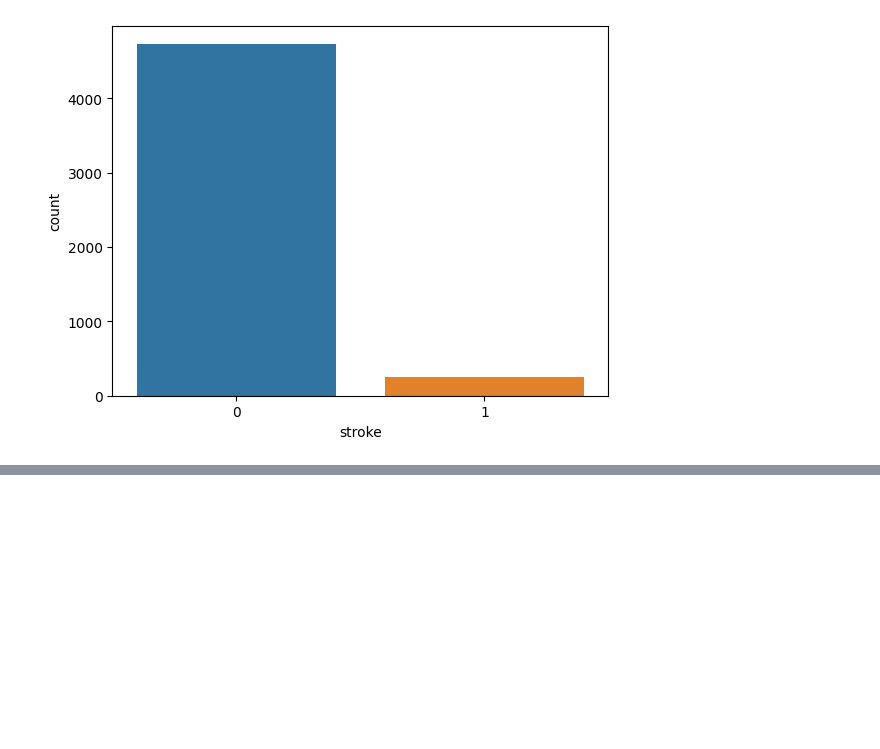
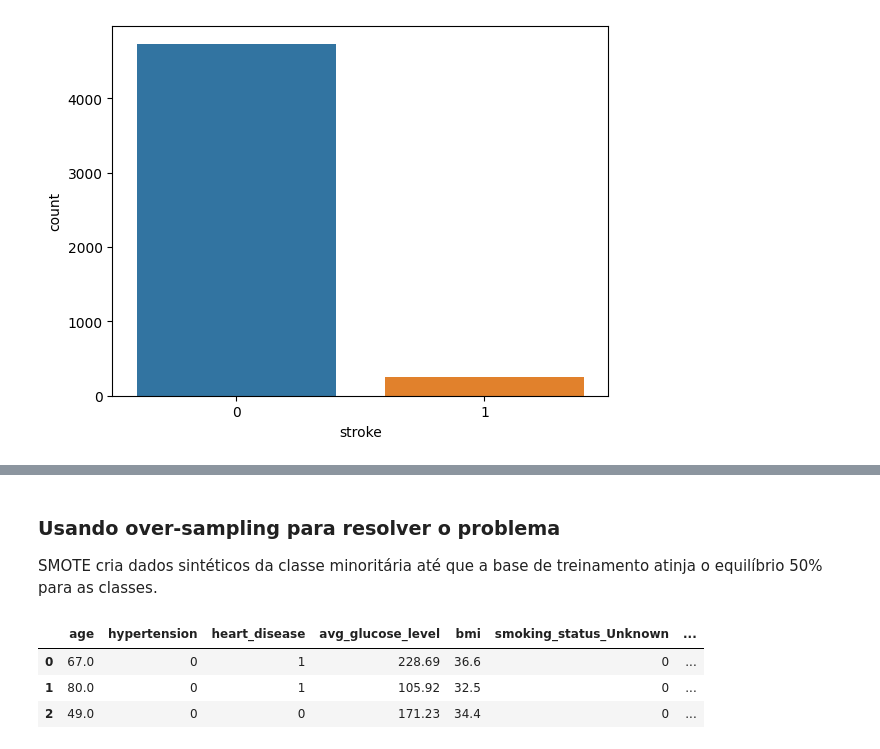
Before and after one commit to henriquecarvalho-maker/brain_stroke_prediction, a Jupyter notebook: previsao_de_acidentes_vasculares_cerebrais.ipynb, the cells around one changed output, grey strips where cells are left out. Drawn from its saved outputs; the diff is of its cells as text; code cells hidden in the pictures; blank space fills up the shorter version.

```diff
--- a/previsao_de_acidentes_vasculares_cerebrais.ipynb
+++ b/previsao_de_acidentes_vasculares_cerebrais.ipynb
@@ -99,0 +111,19 @@ sns.countplot(x='stroke', data=dados_dummies)
+# %% [markdown]
+### Usando over-sampling para resolver o problema
+<p>SMOTE cria dados sintéticos da classe minoritária até que a base de treinamento atinja o equilíbrio 50% para as classes.</p>
+# %%
+from imblearn.over_sampling import SMOTE
+
+X = dados_dummies.drop('stroke', axis=1)
+y = dados_dummies['stroke']
+
+smt = SMOTE(random_state=123)
+X, y = smt.fit_resample(X, y)
+
+dados_dummies = pd.concat([X, y], axis=1)
+dados_dummies.head(3)
+# %% [output]
+|  | age | hypertension | heart_disease | avg_glucose_level | bmi | smoking_status_Unknown | ... |
+| 0 | 67.0 | 0 | 1 | 228.69 | 36.6 | 0 | ... |
+| 1 | 80.0 | 0 | 1 | 105.92 | 32.5 | 0 | ... |
+| 2 | 49.0 | 0 | 0 | 171.23 | 34.4 | 0 | ... |
```
Also changed, not shown: parts of 11 cells of this notebook.
